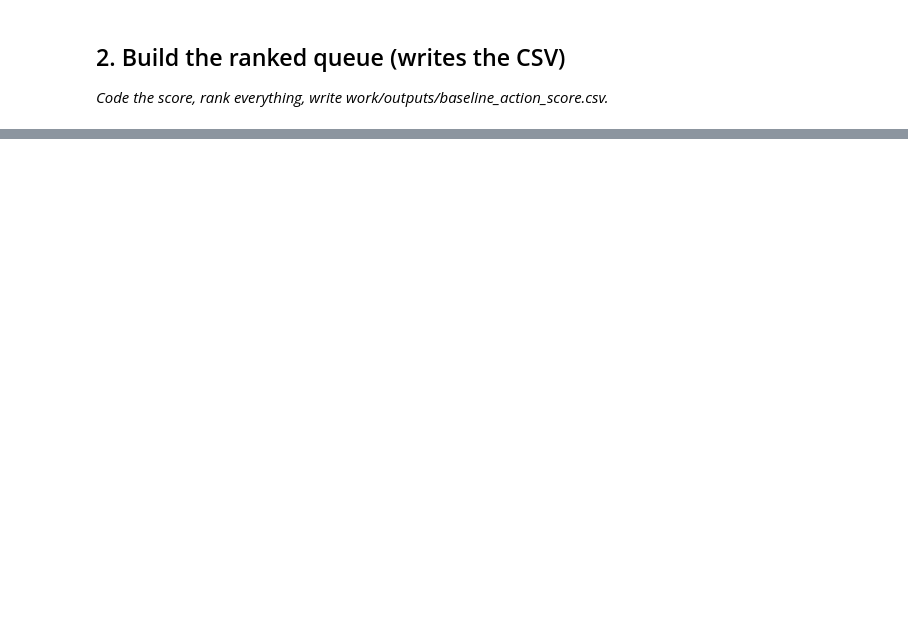
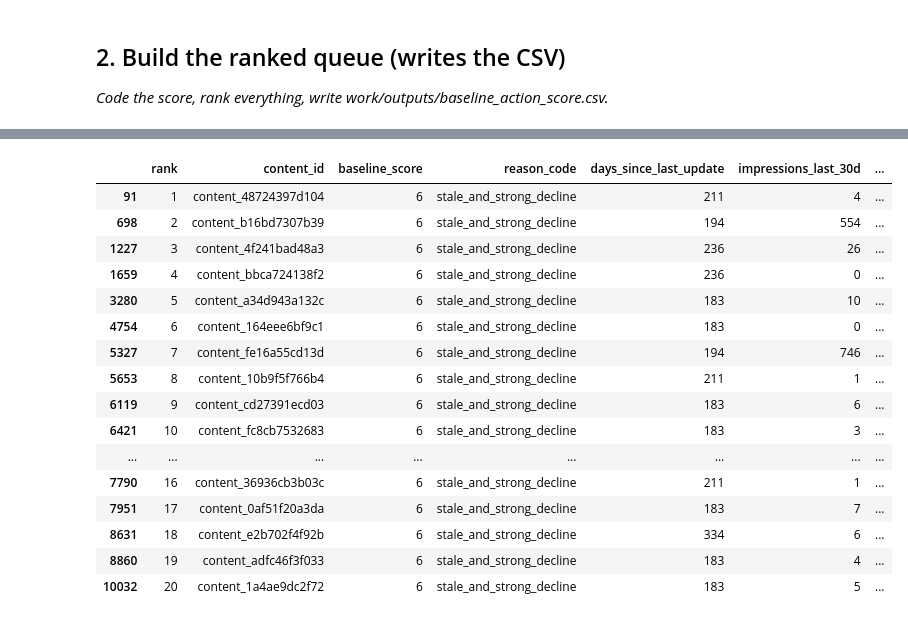
Before and after one commit to cassandragoto10-maker/Flyrank-ML-internship, a Jupyter notebook: work/notebooks/w04_baseline_score.ipynb, the cells around one changed output, grey strips where cells are left out. Drawn from its saved outputs; the diff is of its cells as text; code cells hidden in the pictures; blank space fills up the shorter version.

```diff
--- a/work/notebooks/w04_baseline_score.ipynb
+++ b/work/notebooks/w04_baseline_score.ipynb
@@ -19,0 +134,21 @@ This skeleton is yours to fill. Work the sections **in order** — each one has
+# %%
+# ML-07 Section 2 — Signal check 1: staleness
+
+import numpy as np
+import pandas as pd
+
+# Create staleness buckets
+df["staleness_bucket"] = pd.cut(
+    df["days_since_last_update"],
+    bins=[-np.inf, 89, 179, 269, np.inf],
+    labels=["<90 days", "90–179 days", "180–269 days", "270+ days"]
+)
+
+staleness_check = (
+    df.groupby("staleness_bucket", observed=False)
+      .size()
+      .reset_index(name="n")
+)
+
+print("Signal 1: Days since last update")
+display(staleness_check)
@@ -19,0 +505,36 @@ This skeleton is yours to fill. Work the sections **in order** — each one has
+# %%
+# Inspect the actual signal strength for the tied top-20
+
+display(
+    top20[
+        [
+            "rank",
+            "content_id",
+            "baseline_score",
+            "reason_code",
+            "days_since_last_update",
+            "impressions_last_30d",
+            "impressions_prev_30d",
+            "recent_impression_change_pct",
+            "action"
+        ]
+    ]
+)
+# %% [output]
+|  | rank | content_id | baseline_score | reason_code | days_since_last_update | impressions_last_30d | ... |
+| 91 | 1 | content_48724397d104 | 6 | stale_and_strong_decline | 211 | 4 | ... |
+| 698 | 2 | content_b16bd7307b39 | 6 | stale_and_strong_decline | 194 | 554 | ... |
+| 1227 | 3 | content_4f241bad48a3 | 6 | stale_and_strong_decline | 236 | 26 | ... |
+| 1659 | 4 | content_bbca724138f2 | 6 | stale_and_strong_decline | 236 | 0 | ... |
+| 3280 | 5 | content_a34d943a132c | 6 | stale_and_strong_decline | 183 | 10 | ... |
+| 4754 | 6 | content_164eee6bf9c1 | 6 | stale_and_strong_decline | 183 | 0 | ... |
+| 5327 | 7 | content_fe16a55cd13d | 6 | stale_and_strong_decline | 194 | 746 | ... |
+| 5653 | 8 | content_10b9f5f766b4 | 6 | stale_and_strong_decline | 211 | 1 | ... |
+| 6119 | 9 | content_cd27391ecd03 | 6 | stale_and_strong_decline | 183 | 6 | ... |
+| 6421 | 10 | content_fc8cb7532683 | 6 | stale_and_strong_decline | 183 | 3 | ... |
+| ... | ... | ... | ... | ... | ... | ... | ... |
+| 7790 | 16 | content_36936cb3b03c | 6 | stale_and_strong_decline | 211 | 1 | ... |
+| 7951 | 17 | content_0af51f20a3da | 6 | stale_and_strong_decline | 183 | 7 | ... |
+| 8631 | 18 | content_e2b702f4f92b | 6 | stale_and_strong_decline | 334 | 6 | ... |
+| 8860 | 19 | content_adfc46f3f033 | 6 | stale_and_strong_decline | 183 | 4 | ... |
+| 10032 | 20 | content_1a4ae9dc2f72 | 6 | stale_and_strong_decline | 183 | 5 | ... |
```
Also changed, not shown: parts of 24 cells of this notebook.
